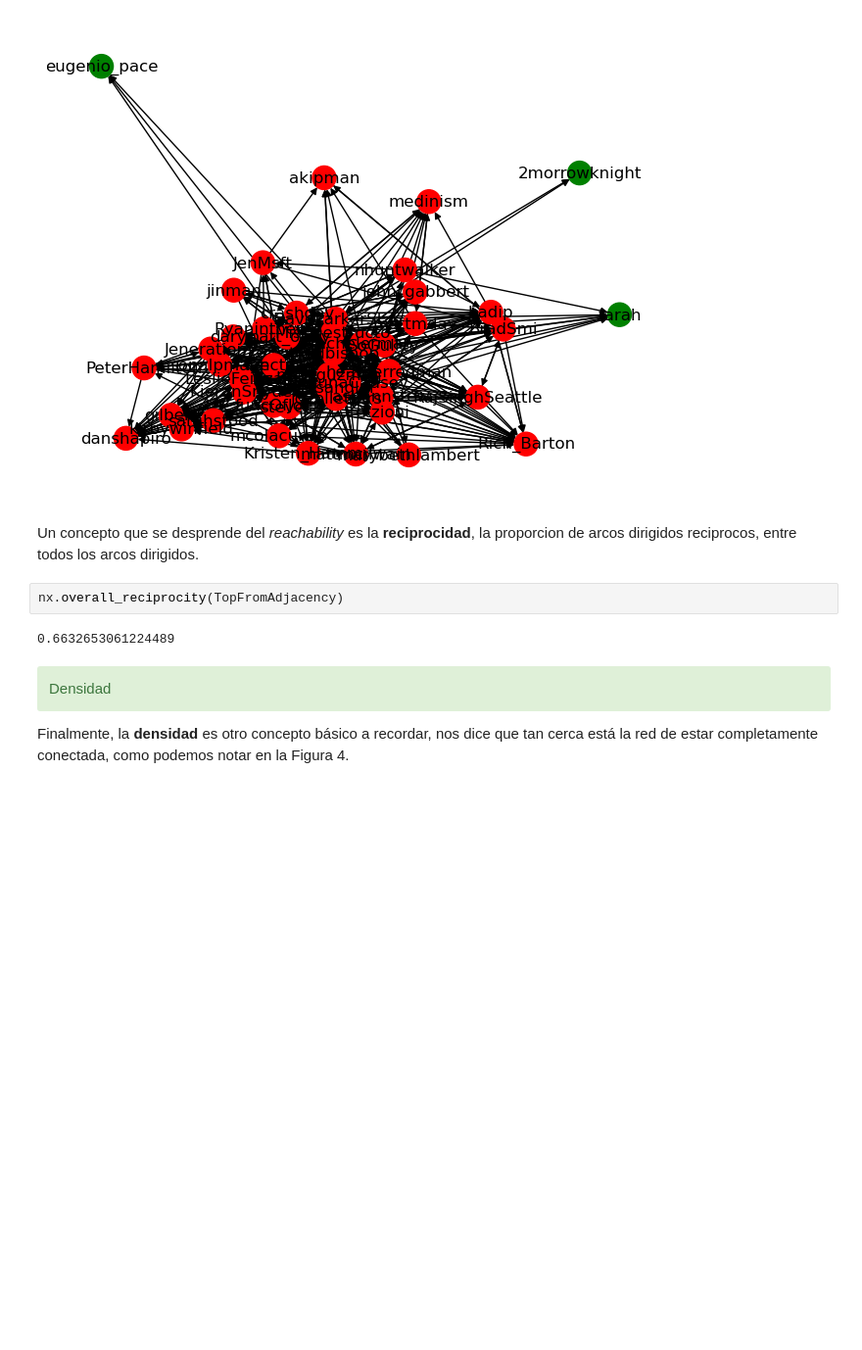
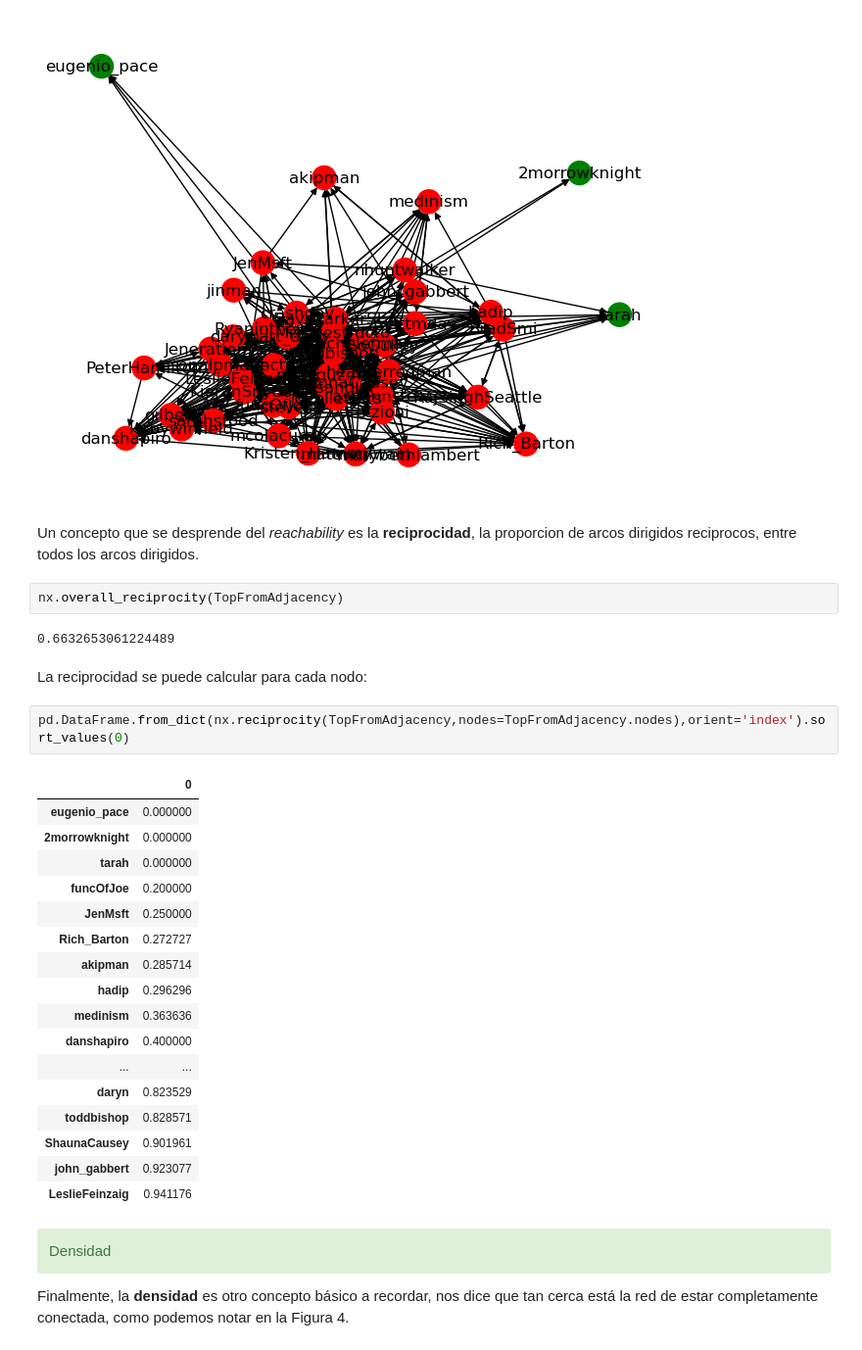
Before and after one commit to MAGALLANESJoseManuel/MGPIT_Pol748_Redes_2, a Jupyter notebook: sesion_2.ipynb, the cells around one changed output. Shown at 98% size. Saved outputs shown, nothing was run; the diff lists cells and outputs as text; blank space fills up the shorter version.

```diff
--- a/sesion_2.ipynb
+++ b/sesion_2.ipynb
@@ -235,6 +260,28 @@ Un concepto que se desprende del _reachability_ es la **reciprocidad**, la propo
 nx.overall_reciprocity(TopFromAdjacency)
 # %% [output]
 0.6632653061224489
+# %% [markdown]
+La reciprocidad se puede calcular para cada nodo:
+# %%
+pd.DataFrame.from_dict(nx.reciprocity(TopFromAdjacency,nodes=TopFromAdjacency.nodes),orient='index').sort_values(0)
+# %% [output]
+|  | 0 |
+| eugenio_pace | 0.000000 |
+| 2morrowknight | 0.000000 |
+| tarah | 0.000000 |
+| funcOfJoe | 0.200000 |
+| JenMsft | 0.250000 |
+| Rich_Barton | 0.272727 |
+| akipman | 0.285714 |
+| hadip | 0.296296 |
+| medinism | 0.363636 |
+| danshapiro | 0.400000 |
+| ... | ... |
+| daryn | 0.823529 |
+| toddbishop | 0.828571 |
+| ShaunaCausey | 0.901961 |
+| john_gabbert | 0.923077 |
+| LeslieFeinzaig | 0.941176 |
 # %% [markdown]
 <div class="alert alert-success" role="alert">Densidad </div>
 
```
Also changed, not shown: parts of 21 cells of this notebook.
